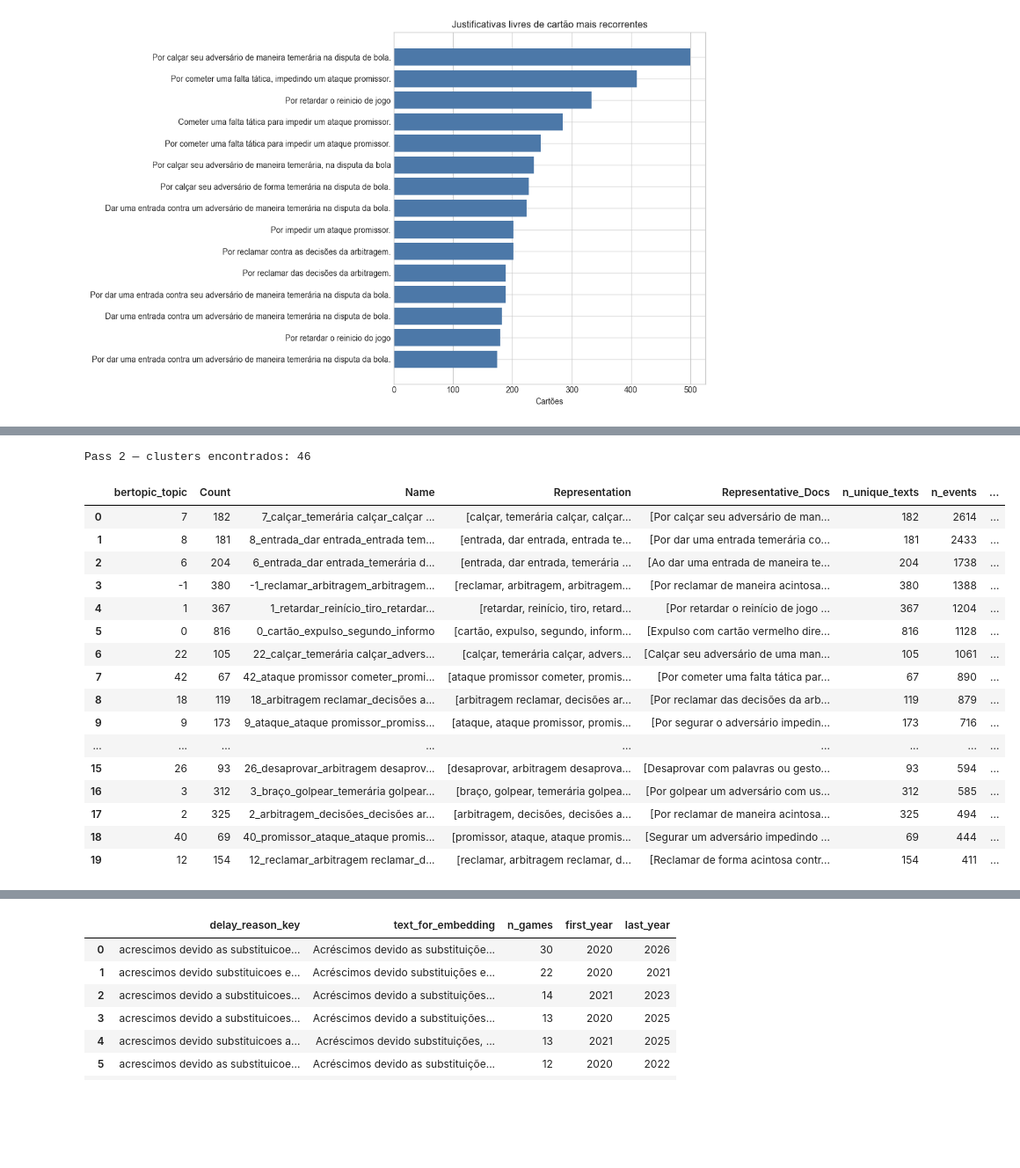
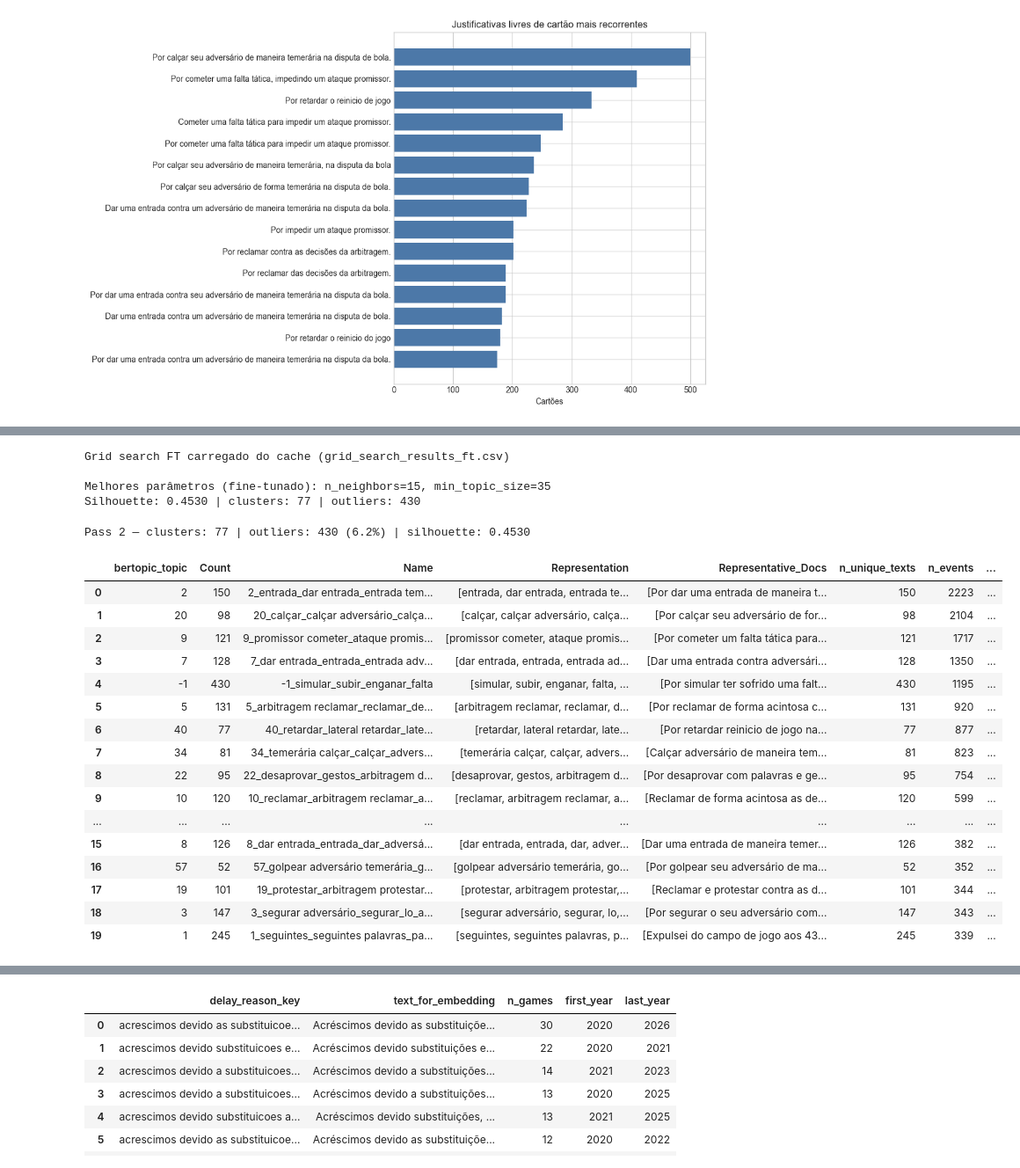
Before and after one commit to gcarbs1/cbf-match-report-analysis, a Jupyter notebook: notebooks/2-semantic_card_reasons_embeddings.ipynb, the cells around one changed output, grey strips where cells are left out. Shown at 88% size. Cells and saved outputs as stored; diff of their text form; code cells hidden in the pictures; blank space fills up the shorter version.

```diff
--- a/notebooks/2-semantic_card_reasons_embeddings.ipynb
+++ b/notebooks/2-semantic_card_reasons_embeddings.ipynb
@@ -349,12 +533,16 @@ Embeddings base: (6940, 1024)
 # %%
-card_topic_model_pass1 = make_topic_model(CARD_MIN_TOPIC_SIZE)
+card_topic_model_pass1 = make_topic_model(best_min_topic_size, n_neighbors=best_n_neighbors)
 card_topics_pass1, _ = card_topic_model_pass1.fit_transform(card_texts, embeddings=base_card_embeddings)
 card_text_counts["bertopic_topic_pass1"] = card_topics_pass1
+
+n_clusters_pass1 = len(set(card_topics_pass1) - {-1})
+n_outliers_pass1 = int((np.array(card_topics_pass1) == -1).sum())
+sil_pass1 = silhouette_no_outliers(base_card_embeddings, card_topics_pass1)
 
 pass1_counts = card_text_counts.rename(columns={"bertopic_topic_pass1": "bertopic_topic"})
 pass1_summary = build_topic_summary(card_topic_model_pass1, pass1_counts, "bertopic_topic")
 pass1_summary = pass1_summary.rename(columns={"bertopic_topic": "bertopic_topic_pass1"})
 
-print(f"Pass 1 — clusters encontrados: {pass1_summary['bertopic_topic_pass1'].ne(-1).sum()}")
+print(f"Pass 1 — clusters: {n_clusters_pass1} | outliers: {n_outliers_pass1} ({100*n_outliers_pass1/len(card_topics_pass1):.1f}%) | silhouette: {sil_pass1:.4f}")
 pass1_summary.head(20)
 # %% [output]
@@ -556,30 +677,63 @@ Embeddings de cartões: (6940, 1024)
+# %%
+GRID_SEARCH_FT_PATH = OUTPUT_DIR / "grid_search_results_ft.csv"
+RERUN_GRID_SEARCH_FT = RETRAIN_FINETUNED_MODEL
+
+if not RERUN_GRID_SEARCH_FT and GRID_SEARCH_FT_PATH.exists():
+    grid_ft_df = pd.read_csv(GRID_SEARCH_FT_PATH)
+    if not _ranges_match(grid_ft_df):
+        print("Ranges alterados — re-executando grid search FT...")
+        RERUN_GRID_SEARCH_FT = True
+    else:
+        print(f"Grid search FT carregado do cache ({GRID_SEARCH_FT_PATH.name})")
+
+if RERUN_GRID_SEARCH_FT or not GRID_SEARCH_FT_PATH.exists():
+    print("Grid search: n_neighbors x min_topic_size (modelo fine-tunado)...")
+    grid_ft_df = _run_grid_search(card_embeddings, "ft")
+    grid_ft_df.to_csv(GRID_SEARCH_FT_PATH, index=False)
+    print(f"Salvo em {GRID_SEARCH_FT_PATH}")
+
+valid_ft = grid_ft_df.dropna(subset=["silhouette"])
+best_row_ft = valid_ft.loc[valid_ft["silhouette"].idxmax()]
+best_n_neighbors_ft = int(best_row_ft["n_neighbors"])
+best_min_topic_size_ft = int(best_row_ft["min_topic_size"])
+print(f"\nMelhores parâmetros (fine-tunado): n_neighbors={best_n_neighbors_ft}, min_topic_size={best_min_topic_size_ft}")
+print(f"Silhouette: {best_row_ft['silhouette']:.4f} | clusters: {int(best_row_ft['n_clusters'])} | outliers: {int(best_row_ft['n_outliers'])}")
+# %% [output]
+Grid search FT carregado do cache (grid_search_results_ft.csv)
+
+Melhores parâmetros (fine-tunado): n_neighbors=15, min_topic_size=35
+Silhouette: 0.4530 | clusters: 77 | outliers: 430
 # %%
-card_topic_model = make_topic_model(CARD_MIN_TOPIC_SIZE)
+card_topic_model = make_topic_model(best_min_topic_size_ft, n_neighbors=best_n_neighbors_ft)
 card_topics, _ = card_topic_model.fit_transform(card_texts, embeddings=card_embeddings)
 card_text_counts["bertopic_topic"] = card_topics
 
+n_clusters_pass2 = len(set(card_topics) - {-1})
+n_outliers_pass2 = int((np.array(card_topics) == -1).sum())
+sil_pass2 = silhouette_no_outliers(card_embeddings, card_topics)
+
 card_topic_summary = build_topic_summary(card_topic_model, card_text_counts, "bertopic_topic")
-print(f"Pass 2 — clusters encontrados: {card_topic_summary['bertopic_topic'].ne(-1).sum()}")
+print(f"Pass 2 — clusters: {n_clusters_pass2} | outliers: {n_outliers_pass2} ({100*n_outliers_pass2/len(card_topics):.1f}%) | silhouette: {sil_pass2:.4f}")
 card_topic_summary.head(20)
 # %% [output]
-Pass 2 — clusters encontrados: 46
+Pass 2 — clusters: 77 | outliers: 430 (6.2%) | silhouette: 0.4530
 |  | bertopic_topic | Count | Name | Representation | Representative_Docs | n_unique_texts | n_events | ... |
-| 0 | 7 | 182 | 7_calçar_temerária calçar_calçar ... | [calçar, temerária calçar, calçar... | [Por calçar seu adversário de man... | 182 | 2614 | ... |
-| 1 | 8 | 181 | 8_entrada_dar entrada_entrada tem... | [entrada, dar entrada, entrada te... | [Por dar uma entrada temerária co... | 181 | 2433 | ... |
-| 2 | 6 | 204 | 6_entrada_dar entrada_temerária d... | [entrada, dar entrada, temerária ... | [Ao dar uma entrada de maneira te... | 204 | 1738 | ... |
-| 3 | -1 | 380 | -1_reclamar_arbitragem_arbitragem... | [reclamar, arbitragem, arbitragem... | [Por reclamar de maneira acintosa... | 380 | 1388 | ... |
-| 4 | 1 | 367 | 1_retardar_reinício_tiro_retardar... | [retardar, reinício, tiro, retard... | [Por retardar o reinício de jogo ... | 367 | 1204 | ... |
-| 5 | 0 | 816 | 0_cartão_expulso_segundo_informo | [cartão, expulso, segundo, inform... | [Expulso com cartão vermelho dire... | 816 | 1128 | ... |
-| 6 | 22 | 105 | 22_calçar_temerária calçar_advers... | [calçar, temerária calçar, advers... | [Calçar seu adversário de uma man... | 105 | 1061 | ... |
-| 7 | 42 | 67 | 42_ataque promissor cometer_promi... | [ataque promissor cometer, promis... | [Por cometer uma falta tática par... | 67 | 890 | ... |
-| 8 | 18 | 119 | 18_arbitragem reclamar_decisões a... | [arbitragem reclamar, decisões ar... | [Por reclamar das decisões da arb... | 119 | 879 | ... |
-| 9 | 9 | 173 | 9_ataque_ataque promissor_promiss... | [ataque, ataque promissor, promis... | [Por segurar o adversário impedin... | 173 | 716 | ... |
+| 0 | 2 | 150 | 2_entrada_dar entrada_entrada tem... | [entrada, dar entrada, entrada te... | [Por dar uma entrada de maneira t... | 150 | 2223 | ... |
+| 1 | 20 | 98 | 20_calçar_calçar adversário_calça... | [calçar, calçar adversário, calça... | [Por calçar seu adversário de for... | 98 | 2104 | ... |
+| 2 | 9 | 121 | 9_promissor cometer_ataque promis... | [promissor cometer, ataque promis... | [Por cometer um falta tática para... | 121 | 1717 | ... |
+| 3 | 7 | 128 | 7_dar entrada_entrada_entrada adv... | [dar entrada, entrada, entrada ad... | [Dar uma entrada contra adversári... | 128 | 1350 | ... |
+| 4 | -1 | 430 | -1_simular_subir_enganar_falta | [simular, subir, enganar, falta, ... | [Por simular ter sofrido uma falt... | 430 | 1195 | ... |
+| 5 | 5 | 131 | 5_arbitragem reclamar_reclamar_de... | [arbitragem reclamar, reclamar, d... | [Por reclamar de forma acintosa c... | 131 | 920 | ... |
+| 6 | 40 | 77 | 40_retardar_lateral retardar_late... | [retardar, lateral retardar, late... | [Por retardar reinicio de jogo na... | 77 | 877 | ... |
+| 7 | 34 | 81 | 34_temerária calçar_calçar_advers... | [temerária calçar, calçar, advers... | [Calçar adversário de maneira tem... | 81 | 823 | ... |
+| 8 | 22 | 95 | 22_desaprovar_gestos_arbitragem d... | [desaprovar, gestos, arbitragem d... | [Por desaprovar com palavras e ge... | 95 | 754 | ... |
+| 9 | 10 | 120 | 10_reclamar_arbitragem reclamar_a... | [reclamar, arbitragem reclamar, a... | [Reclamar de forma acintosa as de... | 120 | 599 | ... |
 | ... | ... | ... | ... | ... | ... | ... | ... | ... |
-| 15 | 26 | 93 | 26_desaprovar_arbitragem desaprov... | [desaprovar, arbitragem desaprova... | [Desaprovar com palavras ou gesto... | 93 | 594 | ... |
-| 16 | 3 | 312 | 3_braço_golpear_temerária golpear... | [braço, golpear, temerária golpea... | [Por golpear um adversário com us... | 312 | 585 | ... |
-| 17 | 2 | 325 | 2_arbitragem_decisões_decisões ar... | [arbitragem, decisões, decisões a... | [Por reclamar de maneira acintosa... | 325 | 494 | ... |
-| 18 | 40 | 69 | 40_promissor_ataque_ataque promis... | [promissor, ataque, ataque promis... | [Segurar um adversário impedindo ... | 69 | 444 | ... |
-| 19 | 12 | 154 | 12_reclamar_arbitragem reclamar_d... | [reclamar, arbitragem reclamar, d... | [Reclamar de forma acintosa contr... | 154 | 411 | ... |
+| 15 | 8 | 126 | 8_dar entrada_entrada_dar_adversá... | [dar entrada, entrada, dar, adver... | [Dar uma entrada de maneira temer... | 126 | 382 | ... |
+| 16 | 57 | 52 | 57_golpear adversário temerária_g... | [golpear adversário temerária, go... | [Por golpear seu adversário de ma... | 52 | 352 | ... |
+| 17 | 19 | 101 | 19_protestar_arbitragem protestar... | [protestar, arbitragem protestar,... | [Reclamar e protestar contra as d... | 101 | 344 | ... |
+| 18 | 3 | 147 | 3_segurar adversário_segurar_lo_a... | [segurar adversário, segurar, lo,... | [Por segurar o seu adversário com... | 147 | 343 | ... |
+| 19 | 1 | 245 | 1_seguintes_seguintes palavras_pa... | [seguintes, seguintes palavras, p... | [Expulsei do campo de jogo aos 43... | 245 | 339 | ... |
 # %%
 card_topic_examples = top_examples_by_topic(card_text_counts, "bertopic_topic", top_n=5)
 card_topic_examples.head(30)
```
Also changed, not shown: parts of 68 cells of this notebook, 11 other files.
